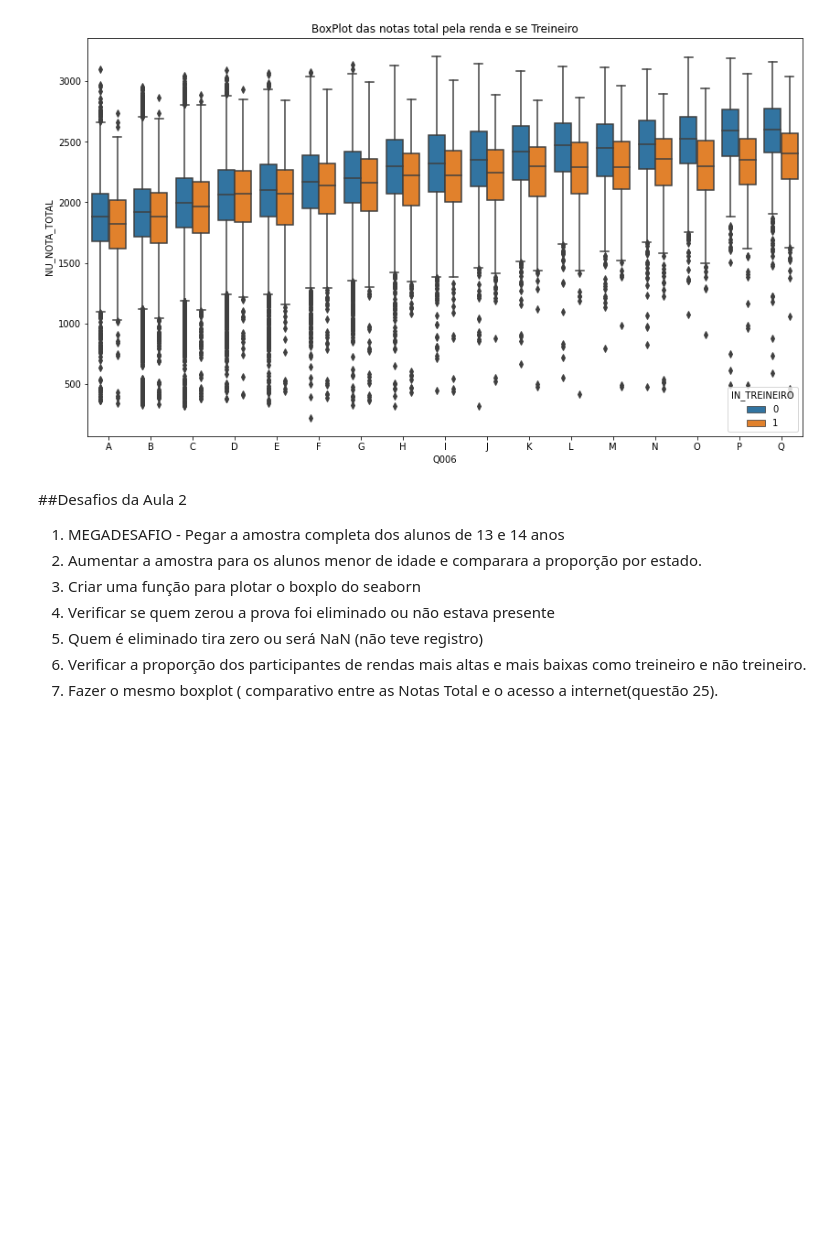
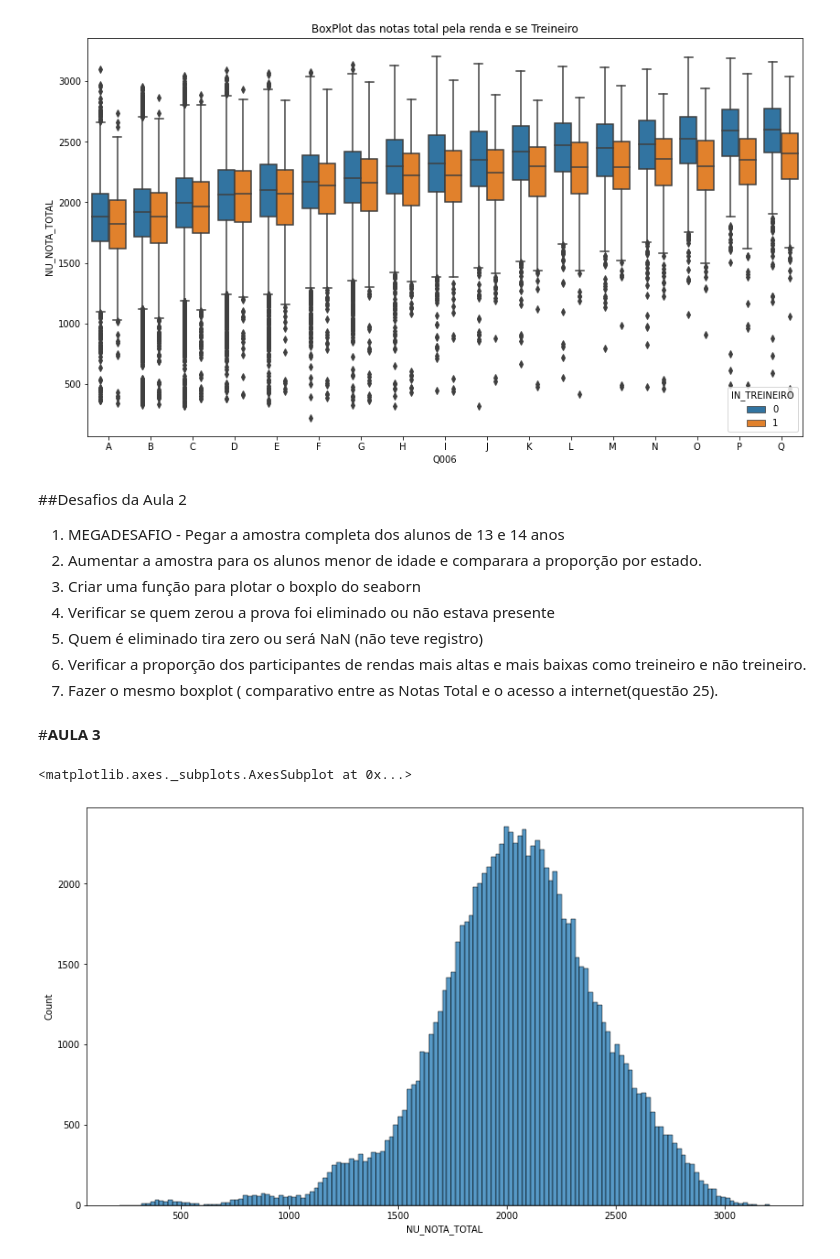
Before and after one commit to gustavoguanabara/git-github, a Jupyter notebook: Imersão_de_Dados_(ENEM_2019)_Alura.ipynb, the cells around one changed output. Cells and saved outputs as stored; diff of their text form; code cells hidden in the pictures; blank space fills up the shorter version.

```diff
--- a/Imersão_de_Dados_(ENEM_2019)_Alura.ipynb
+++ b/Imersão_de_Dados_(ENEM_2019)_Alura.ipynb
@@ -591,3 +591,13 @@ Text(0.5, 1.0, 'BoxPlot das notas total pela renda e se Treineiro')
 5. Quem é eliminado tira zero ou será NaN (não teve registro)
 6. Verificar a proporção dos participantes de rendas mais altas e mais baixas como treineiro e não treineiro.
 7. Fazer o mesmo boxplot ( comparativo entre as Notas Total e o acesso a internet(questão 25).
+# %% [markdown]
+#**AULA 3**
+# %%
+#Iniciando com um boxplot excluindo as notas igual a zero e comparando com Nota Total:
+
+plt.figure(figsize=(14,8)) # Aumentar tamanho
+sns.histplot(dados_sem_notas_zero, x = 'NU_NOTA_TOTAL')
+# %% [output]
+<matplotlib.axes._subplots.AxesSubplot at 0x...>
+[figure, added]
```
Also changed, not shown: parts of 17 cells of this notebook.
